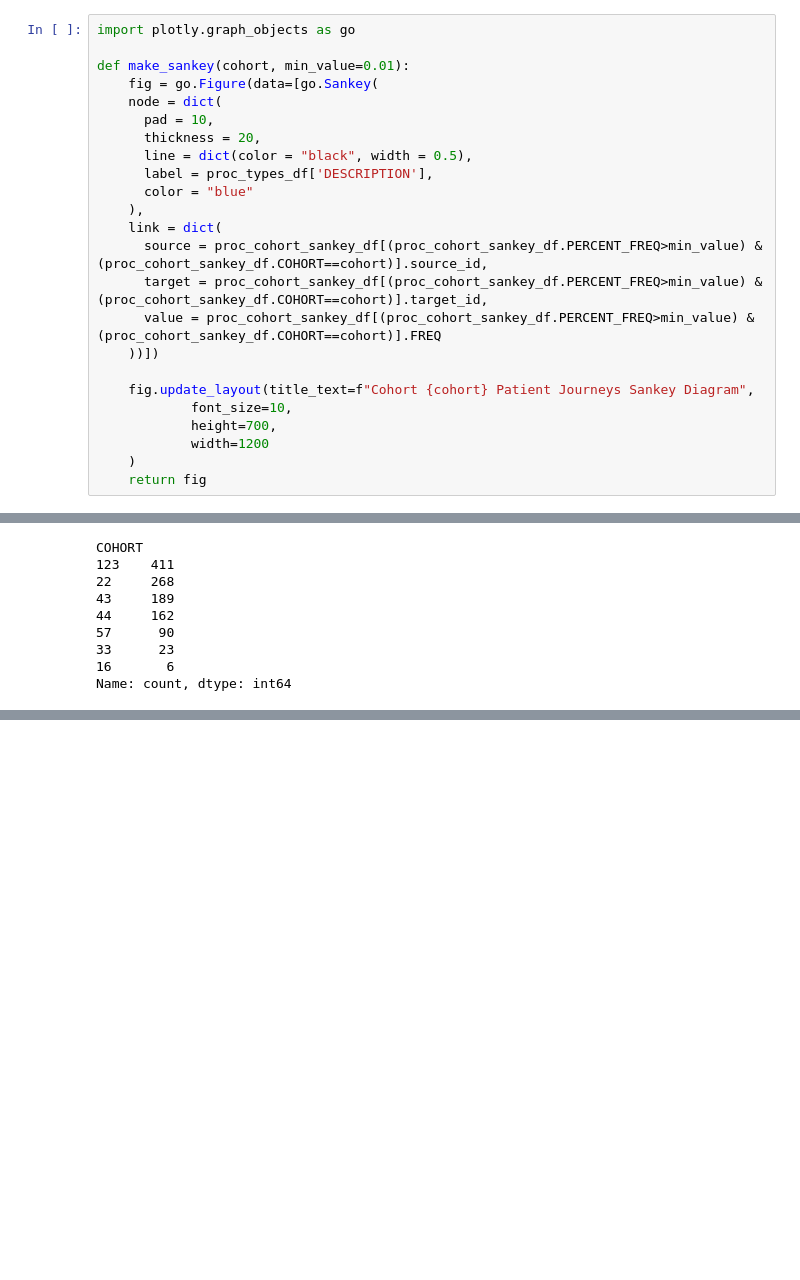
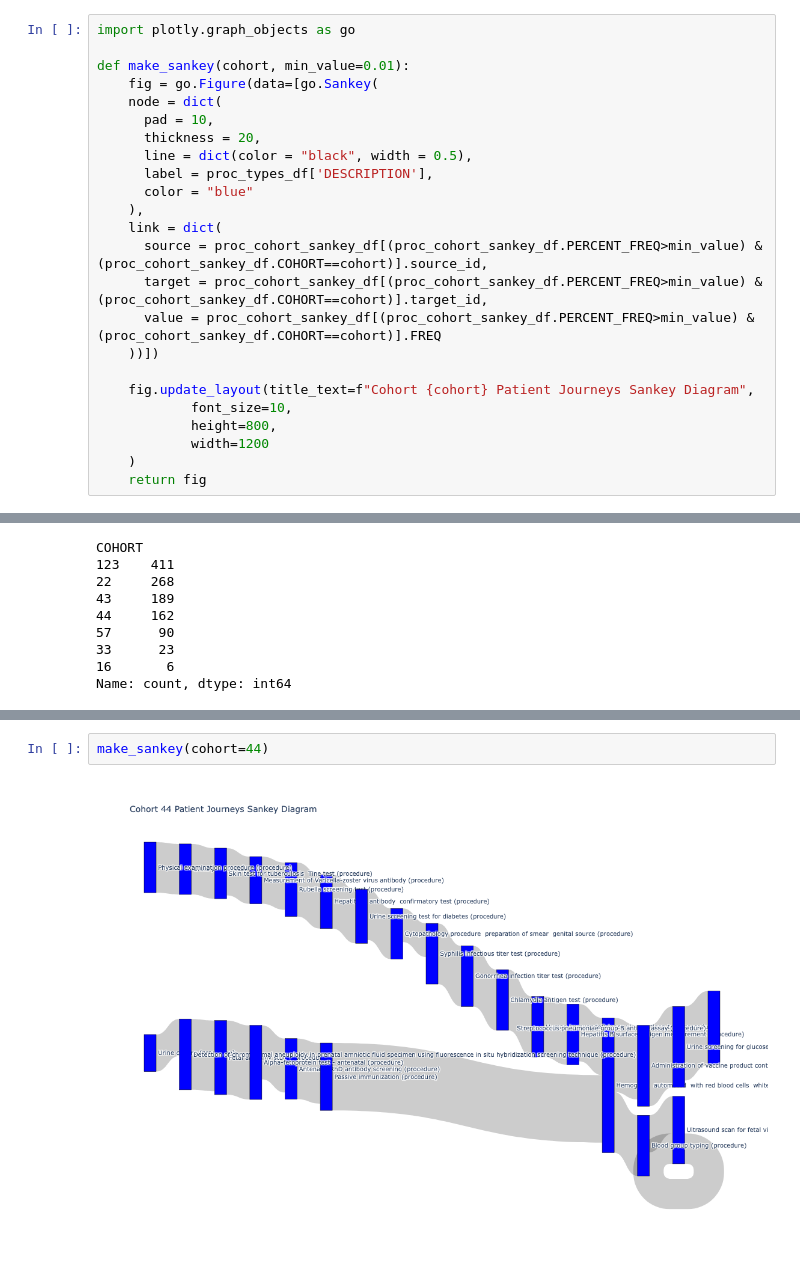
Before and after one commit to stumoore/snowflake-graph-analytics, a Jupyter notebook: patient-journey/pj-demo-step3-insights.ipynb, the cells around one changed output, grey strips where cells are left out. Saved outputs shown, nothing was run; the diff lists cells and outputs as text; blank space fills up the shorter version.

```diff
--- a/patient-journey/pj-demo-step3-insights.ipynb
+++ b/patient-journey/pj-demo-step3-insights.ipynb
@@ -218,7 +211,7 @@ def make_sankey(cohort, min_value=0.01):
 
     fig.update_layout(title_text=f"Cohort {cohort} Patient Journeys Sankey Diagram",
             font_size=10,
-            height=700,
+            height=800,
             width=1200
     )
     return fig
@@ -244,0 +238,4 @@ make_sankey(cohort=33)
+# %%
+make_sankey(cohort=44)
+# %% [output]
+[figure, added]
```
Also changed, not shown: parts of 9 cells of this notebook.
